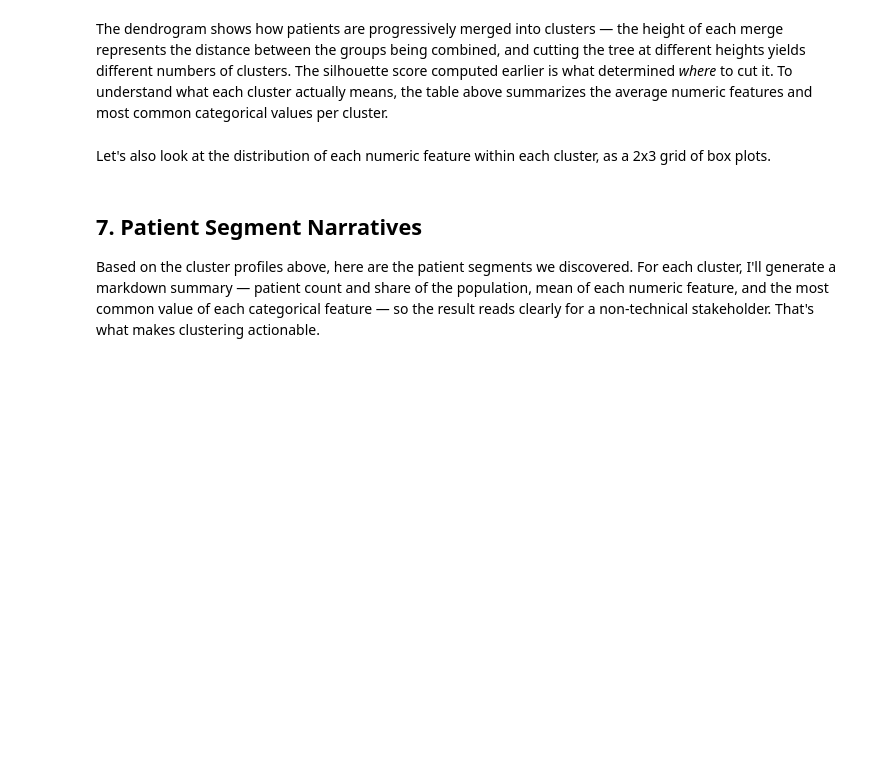
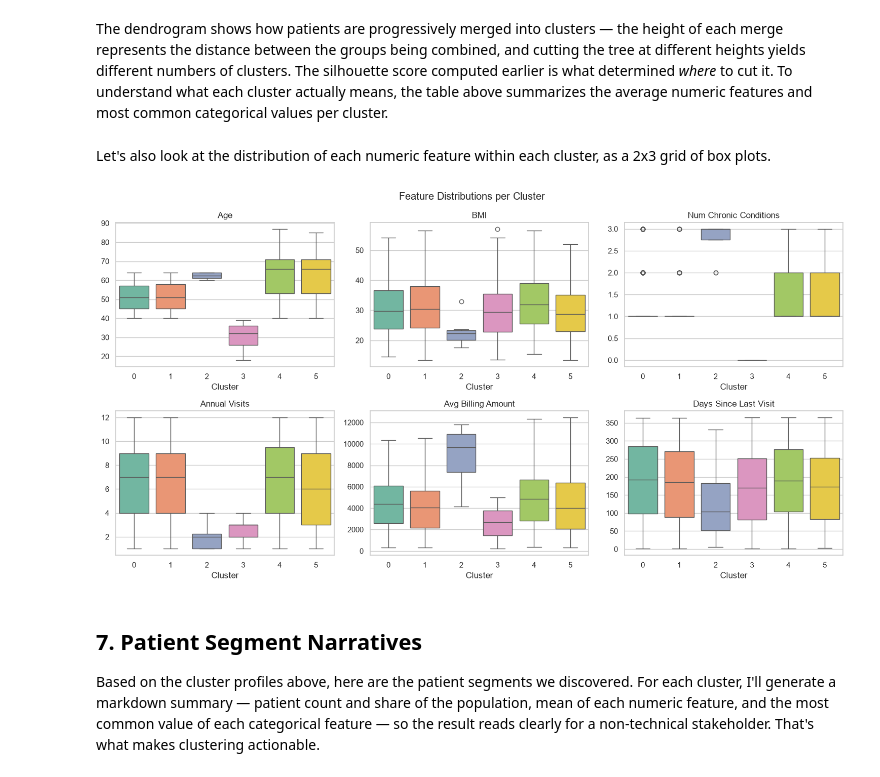
Before and after one commit to jaideep2015/patient-segmentation-healthcare, a Jupyter notebook: notebooks/patient_segmentation_analysis.ipynb, the cells around one changed output. Saved outputs shown, nothing was run; the diff lists cells and outputs as text; code cells hidden in the pictures; blank space fills up the shorter version.

```diff
--- a/notebooks/patient_segmentation_analysis.ipynb
+++ b/notebooks/patient_segmentation_analysis.ipynb
@@ -700,3 +659,28 @@ fig.show()
+# %%
+# List of numeric features to plot (raw per-patient values, not per-cluster means,
+# so the boxes show real within-cluster spread rather than a single point)
+numeric_features = [
+    'Age', 'BMI', 'Num_Chronic_Conditions',
+    'Annual_Visits', 'Avg_Billing_Amount', 'Days_Since_Last_Visit'
+]
+
+fig, axes = plt.subplots(2, 3, figsize=(15, 8))
+axes = axes.flatten()
+
+for i, feature in enumerate(numeric_features):
+    sns.boxplot(
+        data=patients_final_df, x='Cluster', y=feature,
+        hue='Cluster', palette='Set2', legend=False, ax=axes[i]
+    )
+    axes[i].set_title(feature.replace('_', ' '))
+    axes[i].set_xlabel('Cluster')
+    axes[i].set_ylabel('')
+
+fig.suptitle('Feature Distributions per Cluster')
+plt.tight_layout()
+plt.show()
+# %% [output]
+[figure, added]
 # %% [markdown]
 ## 7. Patient Segment Narratives
 
```
Also changed, not shown: parts of 4 cells of this notebook, 3 other files.
